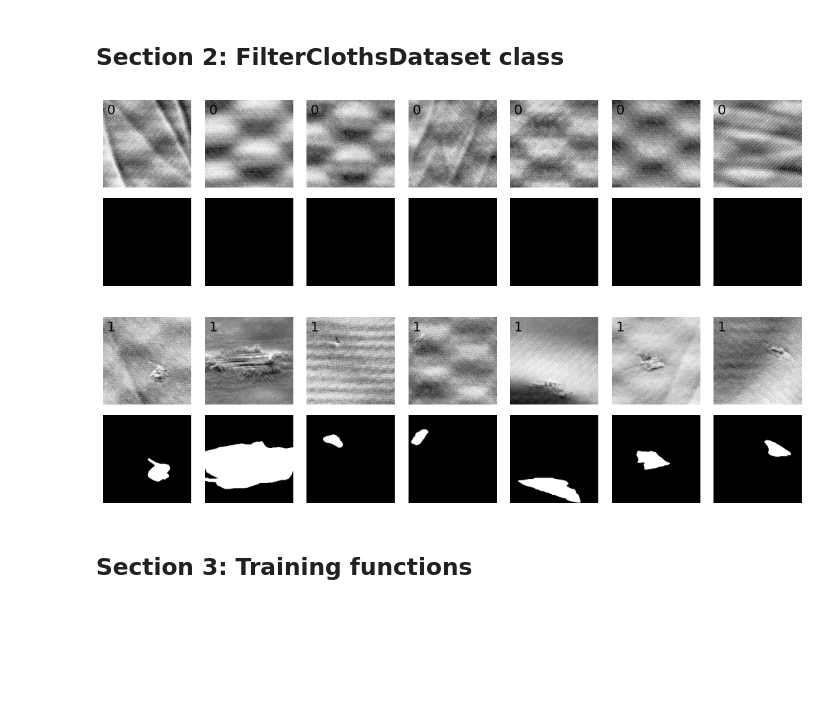
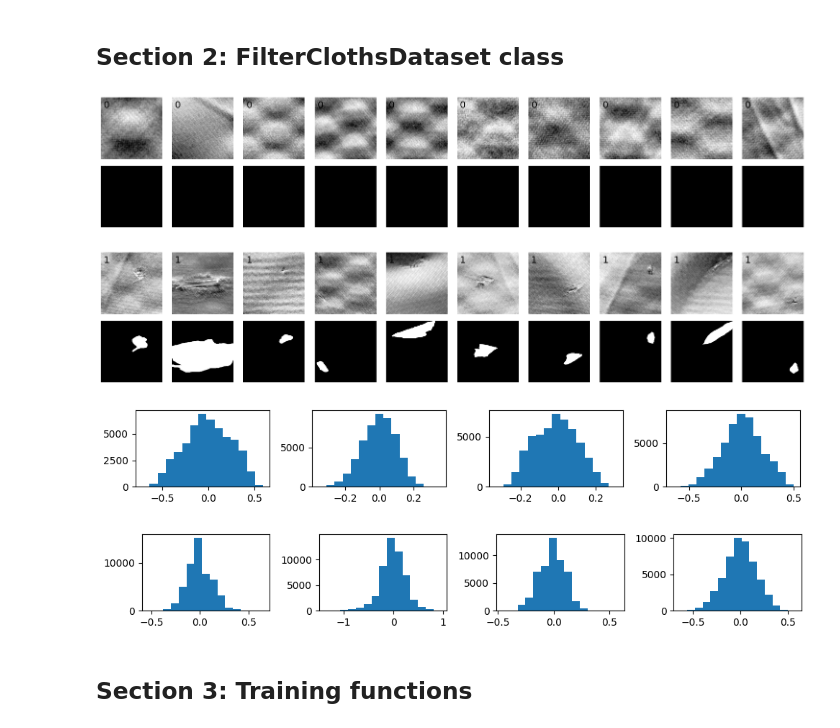
Before and after one commit to francescodalmonte/Computer-Vision-miscellanea, a Jupyter notebook: STPM_for_AD_demo.ipynb, the cells around one changed output. Saved outputs shown, nothing was run; the diff lists cells and outputs as text; code cells hidden in the pictures; blank space fills up the shorter version.

```diff
--- a/STPM_for_AD_demo.ipynb
+++ b/STPM_for_AD_demo.ipynb
@@ -168,27 +171,35 @@ class FilterClothsDataset(Dataset):
         self.x, self.y, self.mask = self.load_dataset_folder()
 
         # set_transforms
-        self.transform_x = T.Compose([T.Resize(resize, Image.LANCZOS),
-                                      T.CenterCrop(cropsize),
-                                      T.ToTensor(),
-                                      T.Normalize(mean=[0.5, 0.5, 0.5],
-                                                  std=[0.2, 0.2, 0.2])])
-        self.transform_mask = T.Compose([T.Resize(resize, Image.NEAREST),
-                                         T.CenterCrop(cropsize),
-                                         T.ToTensor()])
-
+        if self.is_train:
+            self.transform_v2 = T2.Compose([T2.Resize(resize, Image.BILINEAR),
+                                            T2.Normalize(mean=[128., 128., 128.],
+                                                         std=[50., 50., 50.]),
+                                            T2.RandomHorizontalFlip(p=0.5),
+                                            T2.RandomVerticalFlip(p=0.5),
+                                            T2.RandomResizedCrop(resize, scale=(0.3, 1.0), ratio=(0.8, 1.2))
+                                            ])
+        else:
+            self.transform_v2 = T2.Compose([T2.Resize(resize, Image.BILINEAR),
+                                            T2.Normalize(mean=[128., 128., 128.],
+                                                         std=[50., 50., 50.]),
+                                            T2.RandomHorizontalFlip(p=0.5),
+                                            T2.RandomVerticalFlip(p=0.5)
+                                            ])
 
     def __getitem__(self, idx):
         x, y, mask = self.x[idx], self.y[idx], self.mask[idx]
 
+        if y == 0:
+            mask = np.zeros([1, self.cropsize, self.cropsize])
+        else:
+            mask = Image.open(mask).convert("L")
+        mask = tv_tensors.Mask(mask)
+
         x = Image.open(x).convert('RGB')
-        x = self.transform_x(x)
+        x = tv_tensors.Image(x, dtype=torch.float)
 
-        if y == 0:
-            mask = torch.zeros([1, self.cropsize, self.cropsize])
-        else:
-            mask = Image.open(mask)
-            mask = self.transform_mask(mask)[:1]
+        x, mask = self.transform_v2(x, mask)
 
         return x, y, mask
 
@@ -235,7 +246,7 @@ test_ds = FilterClothsDataset(data_path, is_train=False, resize=224, cropsize=22
 # (in an AD task usually there is no risk of overtraining. However, a validation set
 # can used to assess the model capability to generalize its behaviour to new normal samples)
 img_nums = len(train_ds_tot)
-valid_num = int(img_nums * 0.2)
+valid_num = int(img_nums * 0.1)
 train_num = img_nums - valid_num
 train_ds, val_ds = torch.utils.data.random_split(train_ds_tot, [train_num, valid_num])
 
@@ -247,19 +258,31 @@ val_dl = torch.utils.data.DataLoader(val_ds, batch_size=batch_size,
 test_dl = torch.utils.data.DataLoader(test_ds, batch_size=batch_size,
                                      shuffle=False, num_workers=num_workers, pin_memory=pin_memory)
 # %%
-def plot_examples(dataloader, N=7):
+def plot_examples(dataloader, N=10):
     fig, ax = plt.subplots(ncols=N, nrows=2, figsize=(N*1.5,3), tight_layout=True)
     x, y, mask = next(iter(dataloader))
     for i in range(N):
         ax[0,i].imshow(x[i][0], cmap="Greys"); ax[0,i].axis("off")
         ax[0,i].text(s=f"{y[i].numpy()}", x=10, y=10, verticalalignment="top", fontsize=14)
         ax[1,i].imshow(mask[i][0], cmap="Greys_r"); ax[1,i].axis("off")
 
 plot_examples(train_dl)
 plot_examples(test_dl)
 # %% [output]
-[figure, old version]
+[figure, new version]
-[figure, old version]
+[figure, new version]
+# %%
+def plot_examples_histograms(dataloader, N=4):
+    fig, ax = plt.subplots(nrows=1, ncols=N, figsize=(N*2.5,1.6), tight_layout=True)
+    x, y, mask = next(iter(dataloader))
+    for i in range(N):
+        ax[i].hist(x[i][0].reshape(-1)[:], bins=15)
+
+plot_examples_histograms(train_dl)
+plot_examples_histograms(test_dl)
+# %% [output]
+[figure, added]
+[figure, added]
 # %% [markdown]
 ## Section 3: **Training functions**
 # %%
```
Also changed, not shown: parts of 9 cells of this notebook.
